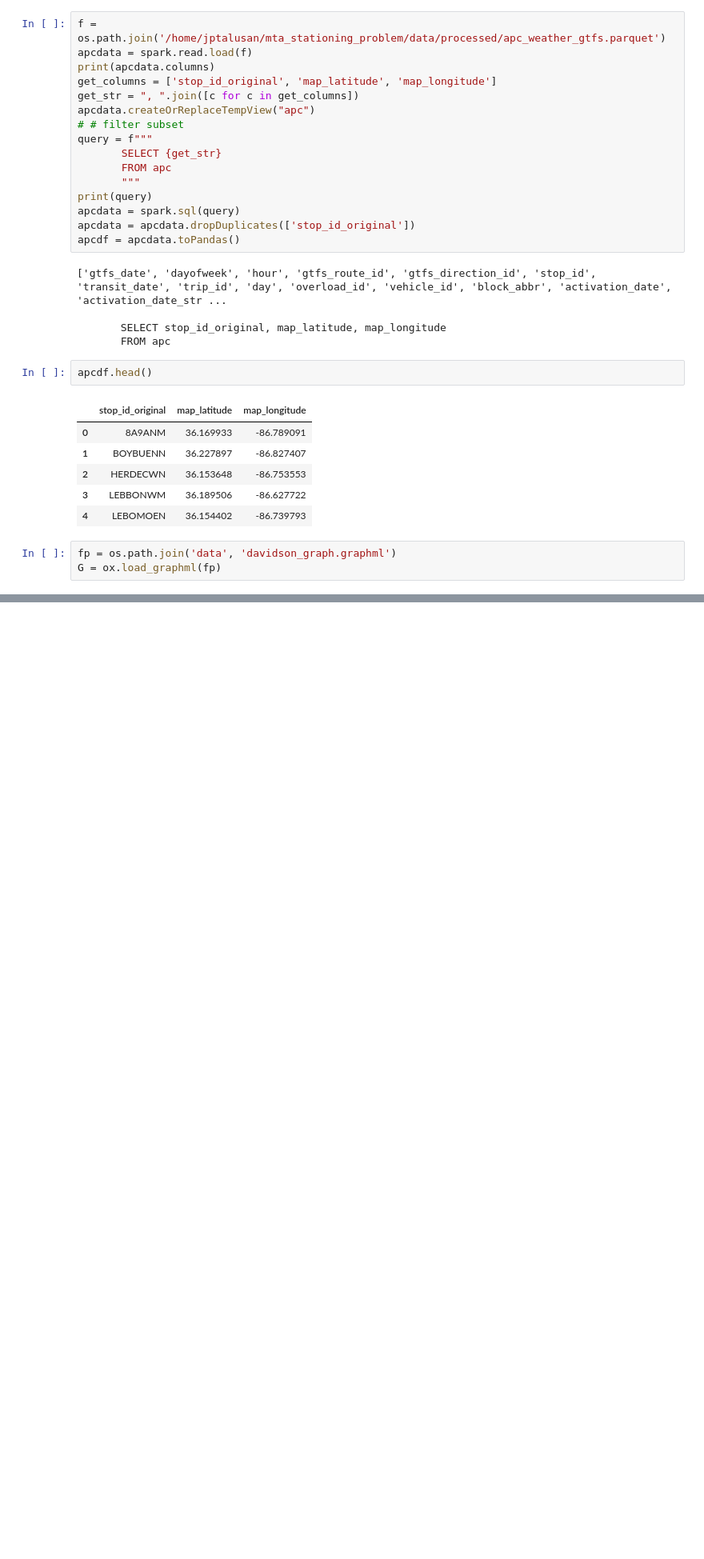
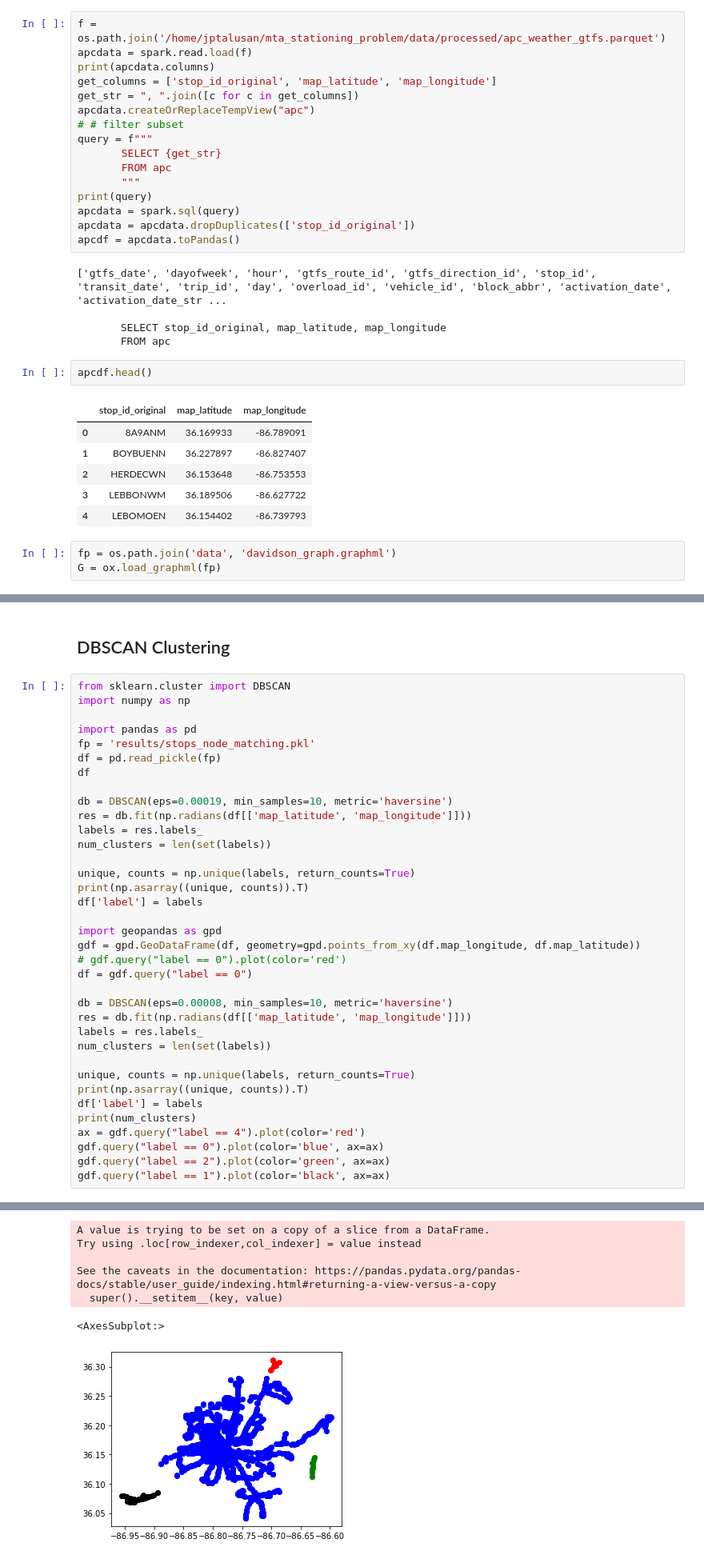
Before and after one commit to jptalusan/ICCPS_stationing, a Jupyter notebook: data_generation/all_stops_matching_tt_dd.ipynb, the cells around one changed output, grey strips where cells are left out. Shown: that part at 80% size. Drawn from its saved outputs; the diff is of its cells as text; blank space fills up the shorter version.

Commit message:
So far everything is working. Will try to put in the event chains and stop using oracle.

```diff
--- a/data_generation/all_stops_matching_tt_dd.ipynb
+++ b/data_generation/all_stops_matching_tt_dd.ipynb
@@ -66,0 +204,39 @@ apcdf.shape
+# %% [markdown]
+## DBSCAN Clustering
+# %%
+from sklearn.cluster import DBSCAN
+import numpy as np
+
+import pandas as pd
+fp = 'results/stops_node_matching.pkl'
+df = pd.read_pickle(fp)
+df
+
+db = DBSCAN(eps=0.00019, min_samples=10, metric='haversine')
+res = db.fit(np.radians(df[['map_latitude', 'map_longitude']]))
+labels = res.labels_
+num_clusters = len(set(labels))
+
+unique, counts = np.unique(labels, return_counts=True)
+print(np.asarray((unique, counts)).T)
+df['label'] = labels
+
+import geopandas as gpd
+gdf = gpd.GeoDataFrame(df, geometry=gpd.points_from_xy(df.map_longitude, df.map_latitude))
+# gdf.query("label == 0").plot(color='red')
+df = gdf.query("label == 0")
+
+db = DBSCAN(eps=0.00008, min_samples=10, metric='haversine')
+res = db.fit(np.radians(df[['map_latitude', 'map_longitude']]))
+labels = res.labels_
+num_clusters = len(set(labels))
+
+unique, counts = np.unique(labels, return_counts=True)
+print(np.asarray((unique, counts)).T)
+df['label'] = labels
+print(num_clusters)
+ax = gdf.query("label == 4").plot(color='red')
+gdf.query("label == 0").plot(color='blue', ax=ax)
+gdf.query("label == 2").plot(color='green', ax=ax)
+gdf.query("label == 1").plot(color='black', ax=ax)
+# %% [output]
@@ -66,0 +260,7 @@ apcdf.shape
+A value is trying to be set on a copy of a slice from a DataFrame.
+Try using .loc[row_indexer,col_indexer] = value instead
+
+See the caveats in the documentation: https://pandas.pydata.org/pandas-docs/stable/user_guide/indexing.html#returning-a-view-versus-a-copy
+  super().__setitem__(key, value)
+<AxesSubplot:>
+[figure, added]
```
Also changed, not shown: parts of 27 cells of this notebook, 12 other files.
